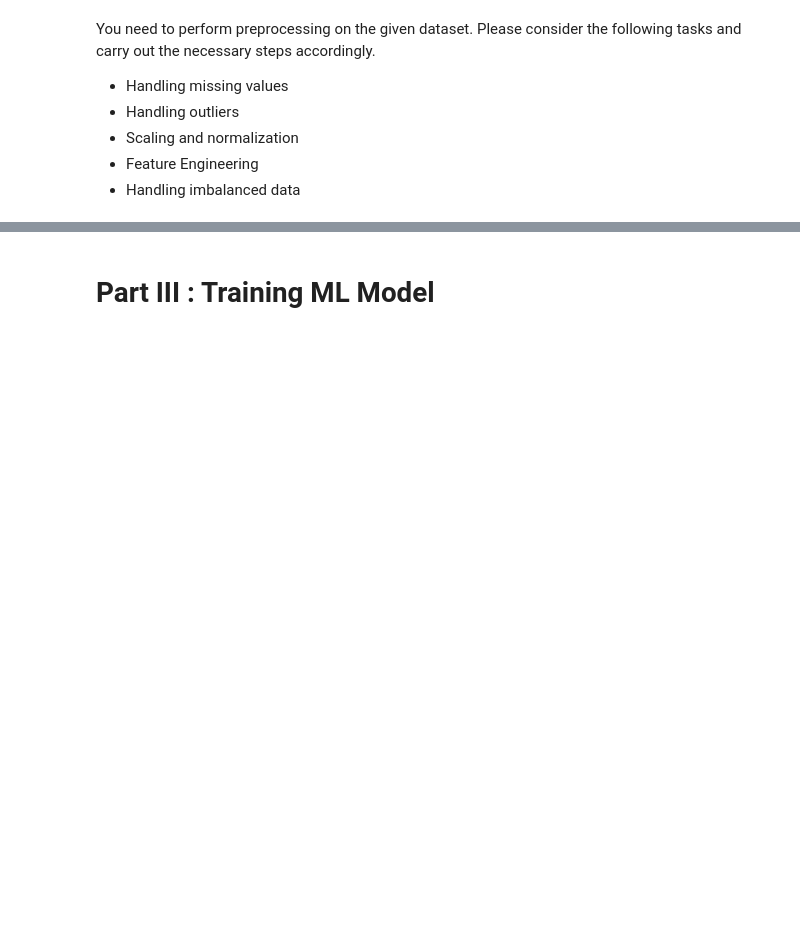
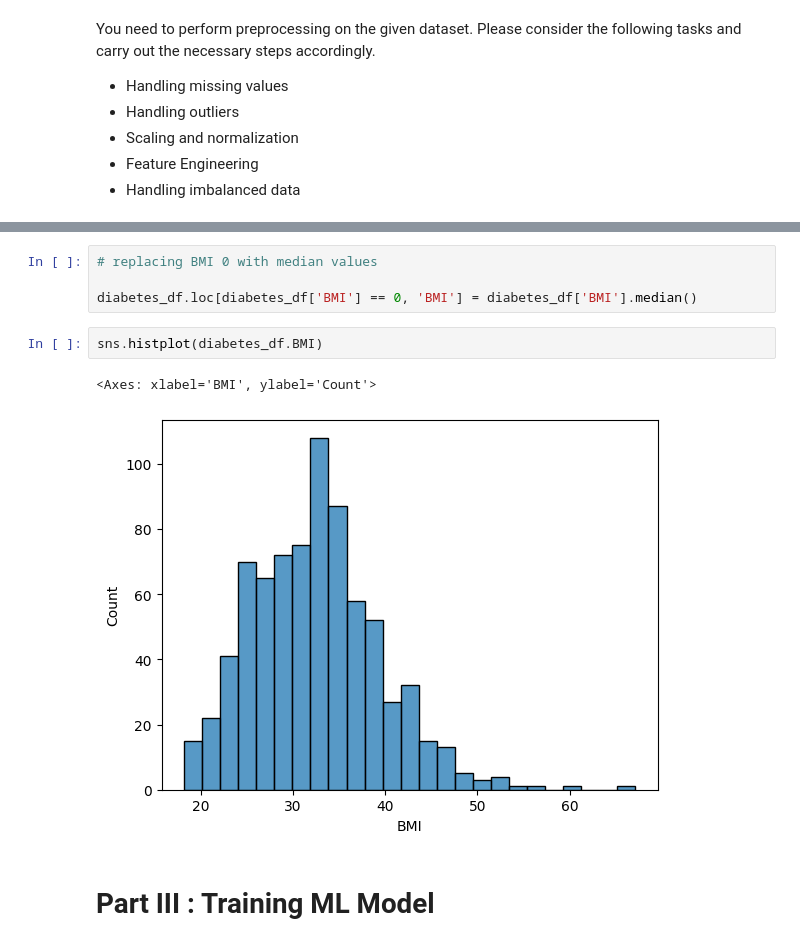
Before and after one commit to Dhru-win/ml-project-supervised-learning, a Jupyter notebook: Supervised Learning - Project.ipynb, the cells around one changed output, grey strips where cells are left out. Saved outputs shown, nothing was run; the diff lists cells and outputs as text; blank space fills up the shorter version.

```diff
--- a/Supervised Learning - Project.ipynb
+++ b/Supervised Learning - Project.ipynb
@@ -125,3 +99,12 @@ You need to perform preprocessing on the given dataset. Please consider the foll
+# %%
+# replacing BMI 0 with median values
+
+diabetes_df.loc[diabetes_df['BMI'] == 0, 'BMI'] = diabetes_df['BMI'].median()
+# %%
+sns.histplot(diabetes_df.BMI)
+# %% [output]
+<Axes: xlabel='BMI', ylabel='Count'>
+[figure, added]
 # %% [markdown]
 # Part III : Training ML Model
 # %% [markdown]
```
Also changed, not shown: parts of 12 cells of this notebook.
